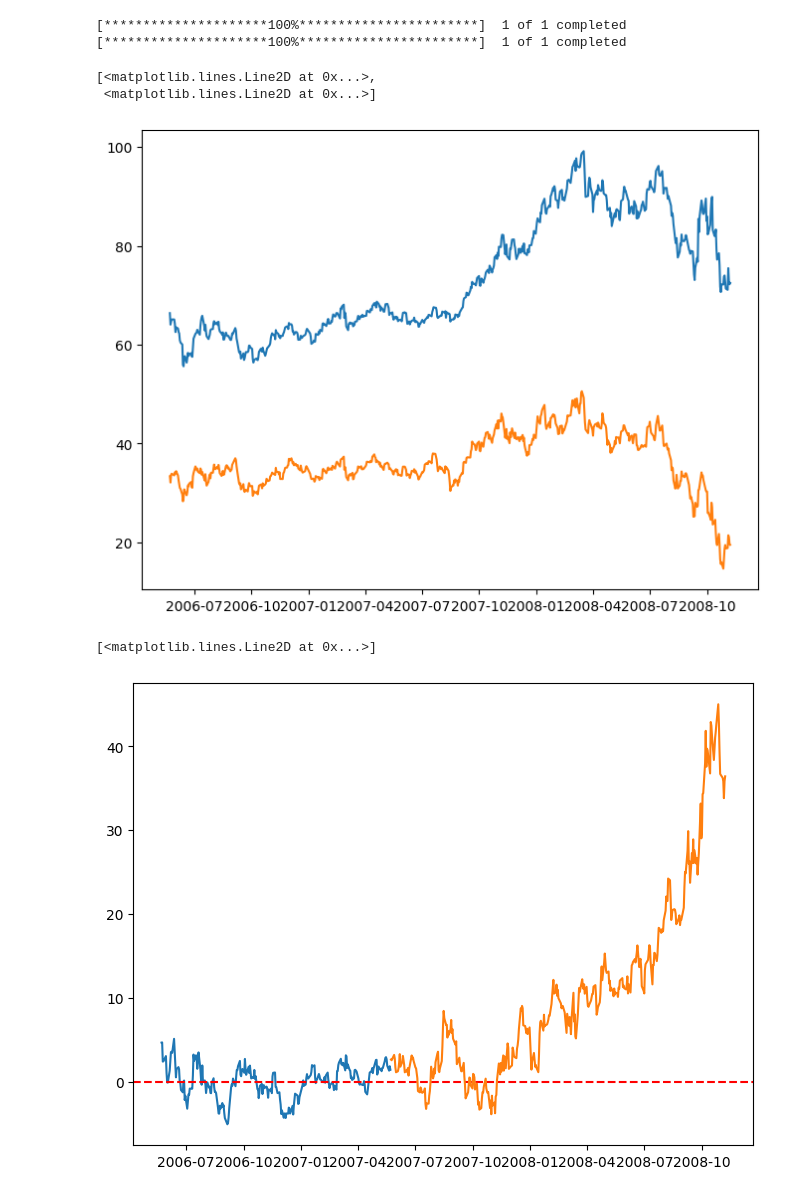
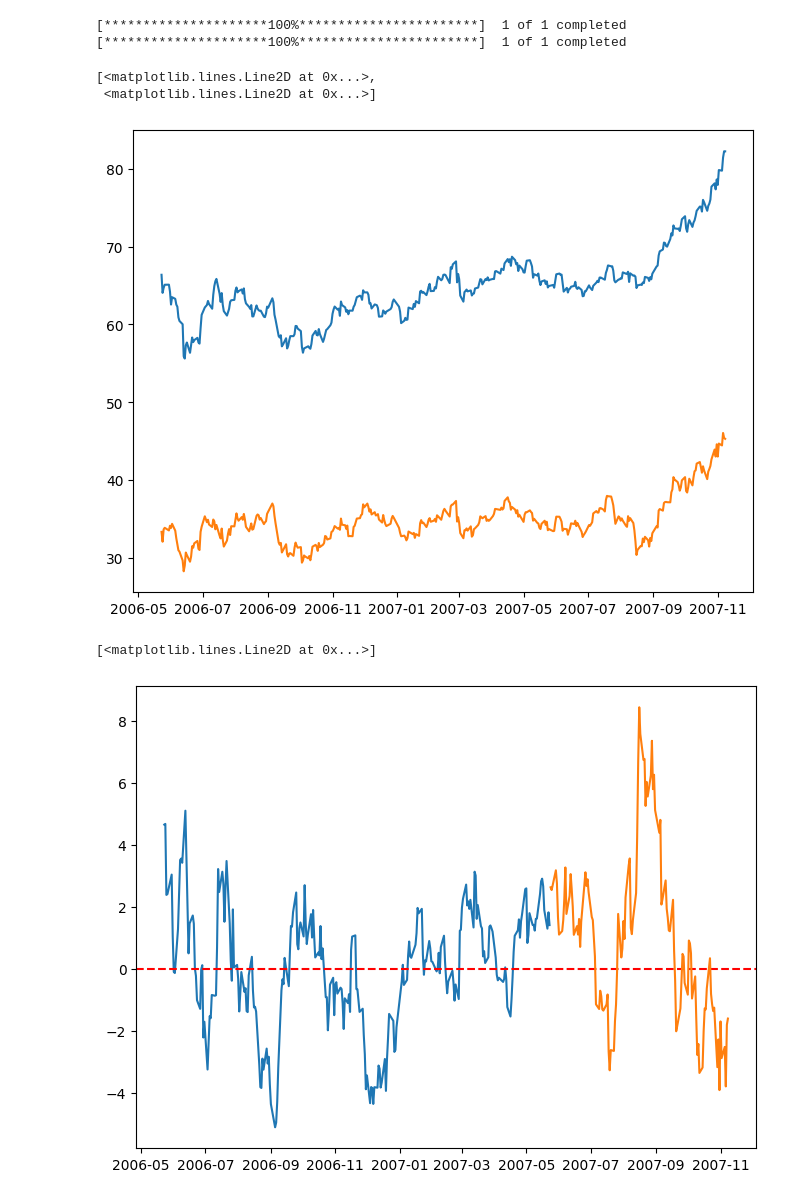
Before and after one commit to xwj0109/Quant-Finance, a Jupyter notebook: GLDGDXpair.ipynb, the cells around one changed output. Saved outputs shown, nothing was run; the diff lists cells and outputs as text; code cells hidden in the pictures.

```diff
--- a/GLDGDXpair.ipynb
+++ b/GLDGDXpair.ipynb
@@ -7,21 +7,21 @@ import yfinance as yf
 import pandas_datareader as pdr
 from datetime import datetime
 # %%
-df1 = yf.download('GLD' , datetime(2006,5, 23), datetime(2008, 11, 9))['Adj Close']
-df2 = yf.download('GDX', datetime(2006,5, 23), datetime(2008, 11, 9))['Adj Close']
+df1 = yf.download('GLD' , datetime(2006,5, 23), datetime(2007, 11, 9))['Adj Close']
+df2 = yf.download('GDX', datetime(2006,5, 23), datetime(2007, 11, 9))['Adj Close']
 df = pd.merge(df1, df2, on='Date', suffixes=('_GLD', '_GDX'))
 
 train = np.arange(0, 252)
 test = np.arange(train.shape[0], df.shape[0])
 
 plt.rcParams['figure.figsize'] = 8, 6
 plt.plot(df)
 # %% [output]
 [*********************100%***********************]  1 of 1 completed
 [*********************100%***********************]  1 of 1 completed
 [<matplotlib.lines.Line2D at 0x...>,
  <matplotlib.lines.Line2D at 0x...>]
-[figure, old version]
+[figure, new version]
 # %%
 model = sm.OLS(df.loc[:, 'Adj Close_GLD'].iloc[train], df.loc[:, 'Adj Close_GDX'].iloc[train])
 result = model.fit()
@@ -33,7 +33,7 @@ plt.axhline(0, linestyle='--', color='r')
 plt.plot(spread.iloc[test])
 # %% [output]
 [<matplotlib.lines.Line2D at 0x...>]
-[figure, old version]
+[figure, new version]
 # %%
 from statsmodels.tsa.stattools import adfuller
 adfuller(spread)
```
Also changed, not shown: parts of 8 cells of this notebook.
